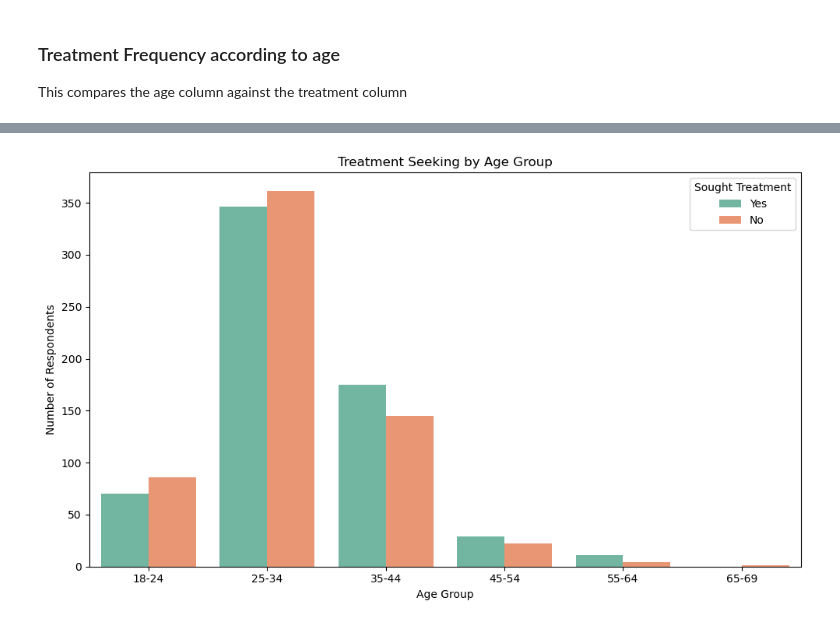
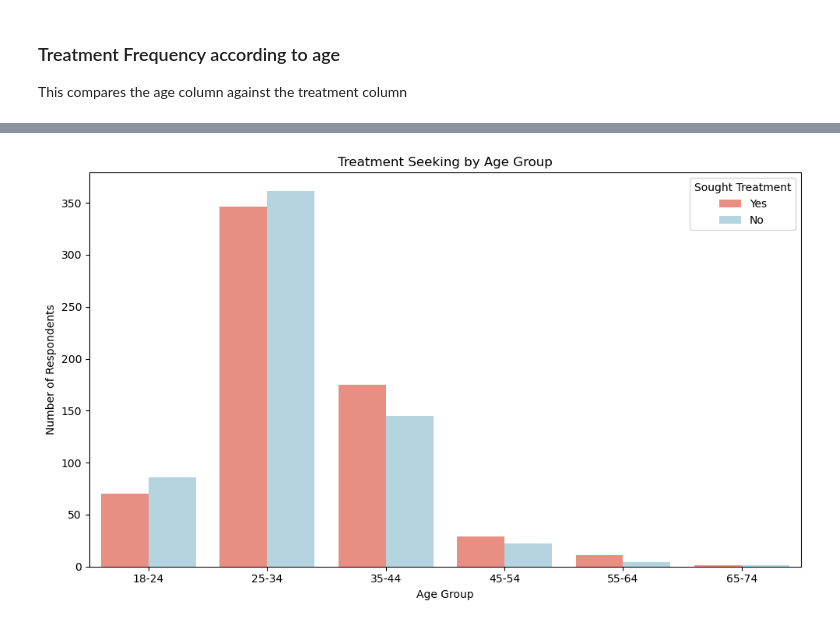
Before and after one commit to dinakajoy/mental-health-treatment-prediction, a Jupyter notebook: end-to-end-mental-health-treatment-prediction.ipynb, the cells around one changed output, grey strips where cells are left out. Saved outputs shown, nothing was run; the diff lists cells and outputs as text; code cells hidden in the pictures.

Commit message:
mental-health-model

```diff
--- a/end-to-end-mental-health-treatment-prediction.ipynb
+++ b/end-to-end-mental-health-treatment-prediction.ipynb
@@ -166,0 +361,5 @@ dtype('<M8[ns]')
+# %%
+# Import preprocessed data
+df = pd.read_csv("data/mental-health-in-tech-survey_cleaned.csv",
+                     low_memory=False)
+df.head().T
@@ -209,23 +409,26 @@ Name: count, dtype: int64
 # %%
-# Duplicate DataFrame before editing
-df_tmp = df.copy()
+# Create Age groups
+bins = [17, 24, 34, 44, 54, 64, 74]
+labels = ["18-24", "25-34", "35-44", "45-54", "55-64", "65-74"]
+df["age_group"] = pd.cut(df["age"], bins=bins, labels=labels)
 
-# Clean the Age column - remove outliers
-df_tmp = df_tmp[(df_tmp['Age'] > 16) & (df_tmp['Age'] < 70)]
-
-# Create Age groups
-bins = [17, 24, 34, 44, 54, 64, 70]
-labels = ['18-24', '25-34', '35-44', '45-54', '55-64', '65-69']
-df_tmp['AgeGroup'] = pd.cut(df_tmp['Age'], bins=bins, labels=labels)
+# Custom palette
+custom_palette = {
+    "Yes": "salmon",
+    "No": "lightblue"
+}
 
 # Plot Age vs. treatment
 plt.figure(figsize=(10, 6))
-sns.countplot(data=df_tmp, x='AgeGroup', hue='treatment', palette='Set2')
-plt.title('Treatment Seeking by Age Group')
-plt.xlabel('Age Group')
-plt.ylabel('Number of Respondents')
-plt.legend(title='Sought Treatment')
+sns.countplot(data=df, x="age_group", hue="treatment", palette=custom_palette)
+plt.title("Treatment Seeking by Age Group")
+plt.xlabel("Age Group")
+plt.ylabel("Number of Respondents")
+plt.legend(title="Sought Treatment")
 plt.tight_layout()
+
+# Save the plot to a file
+plt.savefig("images/distribution-of-age.png", dpi=300, bbox_inches='tight')
 plt.show()
 # %% [output]
-[figure, old version]
+[figure, new version]
```
Also changed, not shown: parts of 79 cells of this notebook, 11 other files.
